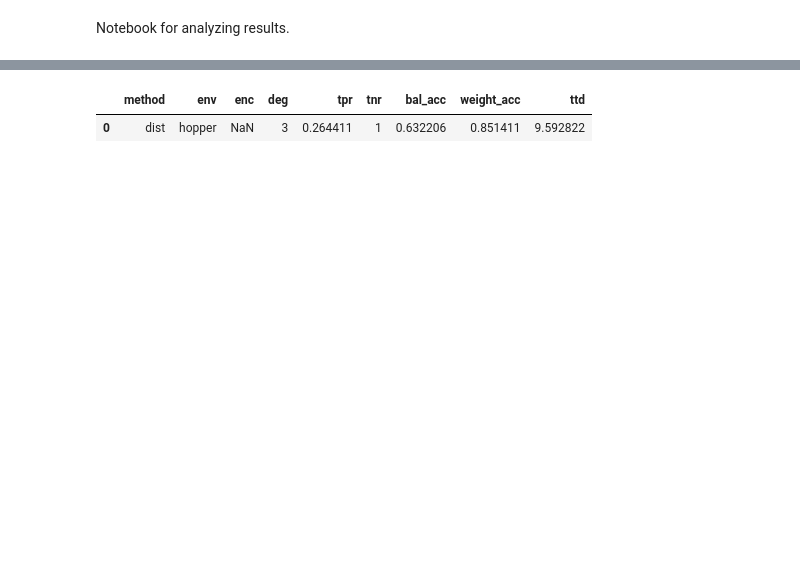
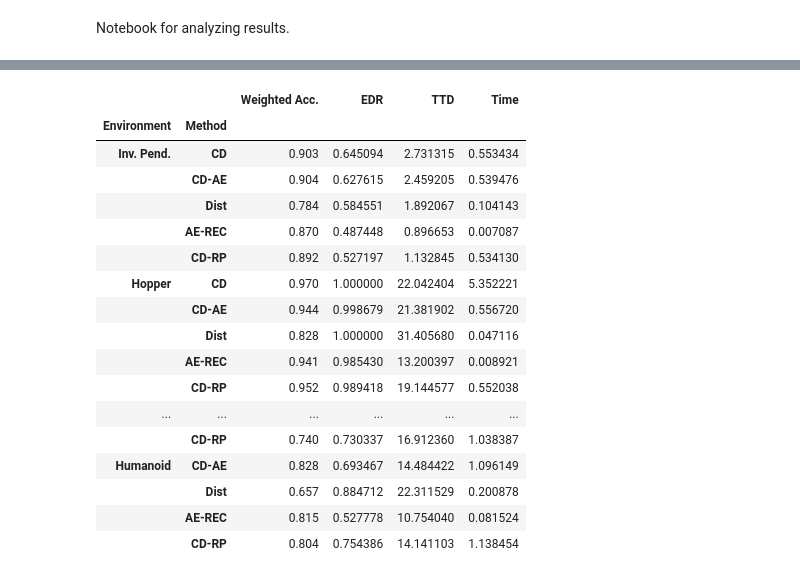
Before and after one commit to ljnel/cd_project, a Jupyter notebook: benchmark/results.ipynb, the cells around one changed output, grey strips where cells are left out. Drawn from its saved outputs; the diff is of its cells as text; code cells hidden in the pictures; blank space fills up the shorter version.

Commit message:
Some first results

```diff
--- a/benchmark/results.ipynb
+++ b/benchmark/results.ipynb
@@ -6,0 +10,29 @@ df = pd.read_json('results.json', lines=True)
+# %%
+df = pd.read_json('results.json', lines=True)
+df['no_fail'] = df['no_fail'].fillna(1)
+cols = {'t': 'Time',
+        'no_fail': 'No Fail',
+        'weight_acc': 'Weighted Acc.',
+        'edr': 'EDR',
+        'ttd': 'TTD',
+        'env': 'Environment',
+        'method': 'Method'
+}
+df = df.rename(columns=cols)
+df = df.replace({
+    'cd': 'CD',
+    'cd_ae': 'CD-AE',
+    'dist': 'Dist',
+    'ae_rec': 'AE-REC',
+    'cd_rp': 'CD-RP'
+})
+df = df.replace({
+    'inv_pend': 'Inv. Pend.',
+    'hopper': 'Hopper',
+    'half_cheetah': 'Half Cheetah',
+    'ant': 'Ant',
+    'humanoid': 'Humanoid'
+})
+
+drop_rows = [0, 1, 8, 9, 10, 12, 13, 14, 16, 17, 18, 23]
+df
@@ -6,0 +57,4 @@ df = pd.read_json('results.json', lines=True)
+# %%
+df = df.drop(drop_rows)
+df = df[df['No Fail'] == 1.0]
+df
@@ -7,5 +79,23 @@ df = pd.read_json('results.json', lines=True)
 # %%
+metrics = ['Weighted Acc.', 'EDR', 'TTD', 'Time']
+df = df.set_index(['Environment', 'Method'])[metrics]
 df
 # %% [output]
-|  | method | env | enc | deg | tpr | tnr | bal_acc | weight_acc | ttd |
-| 0 | dist | hopper | NaN | 3 | 0.264411 | 1 | 0.632206 | 0.851411 | 9.592822 |
+|  |  | Weighted Acc. | EDR | TTD | Time |
+| Environment | Method |  |  |  |  |
+| Inv. Pend. | CD | 0.903 | 0.645094 | 2.731315 | 0.553434 |
+|  | CD-AE | 0.904 | 0.627615 | 2.459205 | 0.539476 |
+|  | Dist | 0.784 | 0.584551 | 1.892067 | 0.104143 |
+|  | AE-REC | 0.870 | 0.487448 | 0.896653 | 0.007087 |
+|  | CD-RP | 0.892 | 0.527197 | 1.132845 | 0.534130 |
+| Hopper | CD | 0.970 | 1.000000 | 22.042404 | 5.352221 |
+|  | CD-AE | 0.944 | 0.998679 | 21.381902 | 0.556720 |
+|  | Dist | 0.828 | 1.000000 | 31.405680 | 0.047116 |
+|  | AE-REC | 0.941 | 0.985430 | 13.200397 | 0.008921 |
+|  | CD-RP | 0.952 | 0.989418 | 19.144577 | 0.552038 |
+| ... | ... | ... | ... | ... | ... |
+|  | CD-RP | 0.740 | 0.730337 | 16.912360 | 1.038387 |
+| Humanoid | CD-AE | 0.828 | 0.693467 | 14.484422 | 1.096149 |
+|  | Dist | 0.657 | 0.884712 | 22.311529 | 0.200878 |
+|  | AE-REC | 0.815 | 0.527778 | 10.754040 | 0.081524 |
+|  | CD-RP | 0.804 | 0.754386 | 14.141103 | 1.138454 |
```
Also changed, not shown: parts of 9 cells of this notebook, 42 other files.
